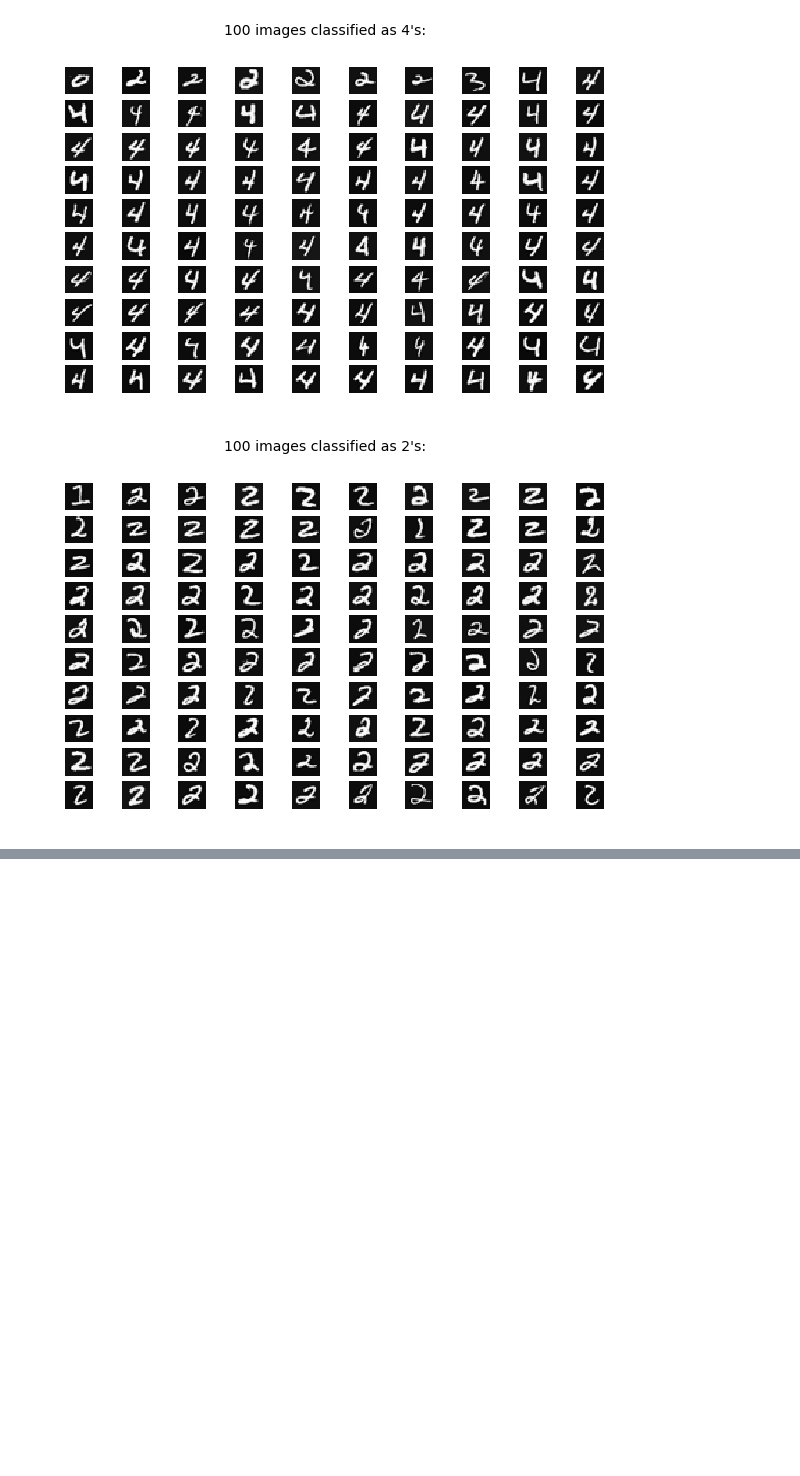
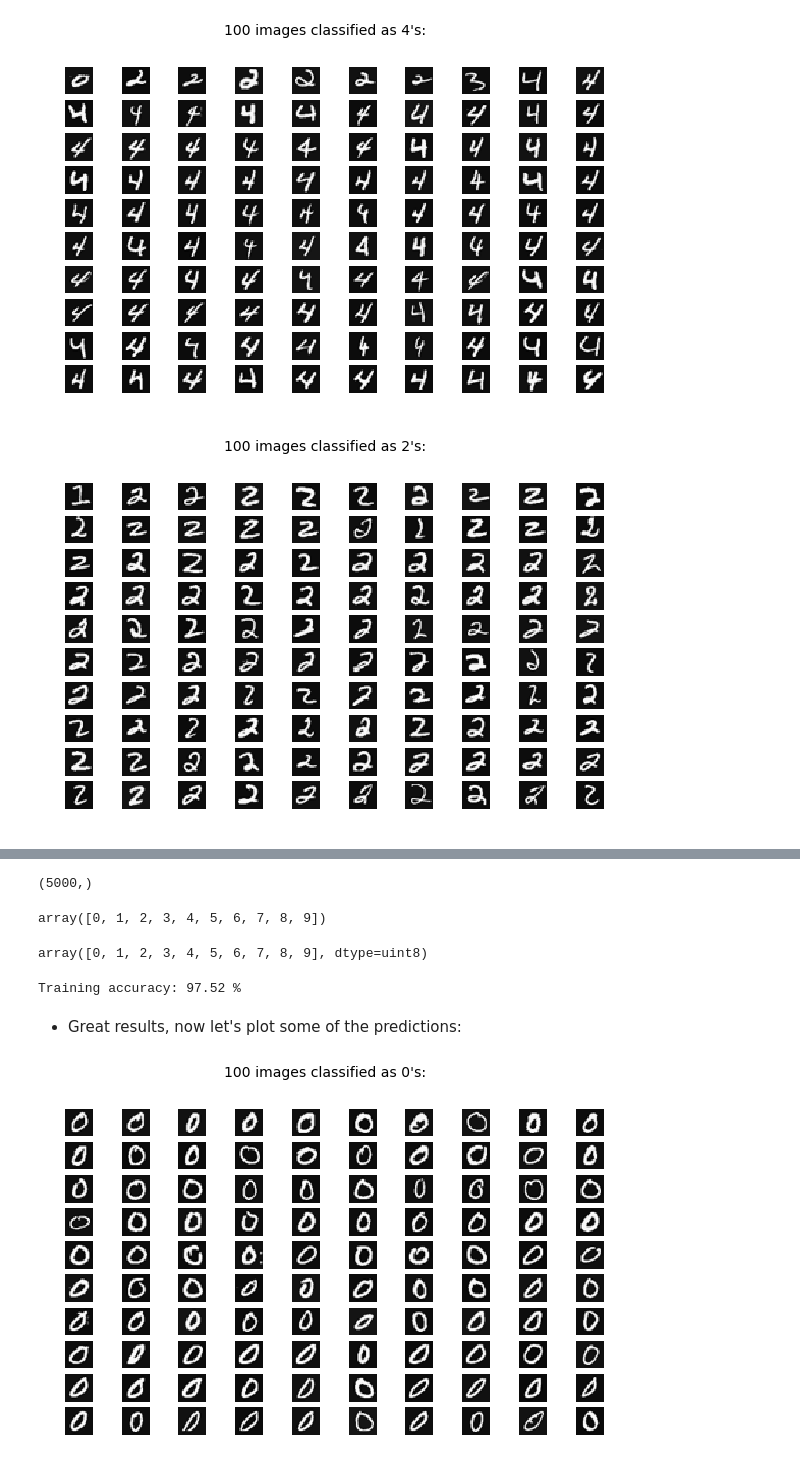
Before and after one commit to les67/MachineLearning_CourseraNg, a Jupyter notebook: ex3/ex3.ipynb, the cells around one changed output, grey strips where cells are left out. Drawn from its saved outputs; the diff is of its cells as text; code cells hidden in the pictures; blank space fills up the shorter version.

Commit message:
finished section 2 on neural network forward propagation

```diff
--- a/ex3/ex3.ipynb
+++ b/ex3/ex3.ipynb
@@ -303,7 +305,6 @@ Training accuracy: 89.3 %
 # %%
-# Curious to see what it predicted as what
 # Let's at some of the images it found to be 4's
-predicton_label4_ind = np.argwhere(label==4).flatten() # there are 519 samples
+predicton_label4_ind = np.argwhere(prediction_label==4).flatten() # there are 519 samples
 predicton_label4_ind = predicton_label4_ind[0:100] # Let's take the first hundred so we can use a 10 by 10 figure
 
 # Save 100 random samples (reshaped into 20 by 20) in array
@@ -324,7 +325,7 @@ plt.show()
 [figure]
 # %%
 # How about 2's?
-predicton_label2_ind = np.argwhere(label==2).flatten() # there are 519 samples
+predicton_label2_ind = np.argwhere(prediction_label==2).flatten() # there are 519 samples
 predicton_label2_ind = predicton_label2_ind[0:100] # Let's take the first hundred so we can use a 10 by 10 figure
 
 # Save 100 random samples (reshaped into 20 by 20) in array
@@ -347,0 +357,11 @@ plt.show()
+# %%
+# We'll use the same training set as in part 1
+# The Theta matrices 1 and 2 are given in ex3weights.mat
+
+data2 = loadmat('ex3weights.mat')
+
+theta1, theta2 = data2['Theta1'], data2['Theta2']
+
+# Check shapes
+print('theta1 shape is: {}'.format(np.shape(theta1)))
+print('theta2 shape is: {}'.format(np.shape(theta2)))
@@ -347,0 +408,42 @@ plt.show()
+# %%
+prediction_label = predict(theta1,theta2,X)
+prediction_label.shape
+# %% [output]
+(5000,)
+# %%
+np.unique(prediction_label)
+# %% [output]
+array([0, 1, 2, 3, 4, 5, 6, 7, 8, 9])
+# %%
+np.unique(y)
+# %% [output]
+array([0, 1, 2, 3, 4, 5, 6, 7, 8, 9], dtype=uint8)
+# %%
+# Use the accuracy function from section 1 to see how good the NN is
+# Can do a direct comparison since we already replaced the 10's in y to 0's
+print('Training accuracy: {:0.2f} %'.format(accuracy(prediction_label,y)*100))
+# %% [output]
+Training accuracy: 97.52 %
+# %% [markdown]
+- Great results, now let's plot some of the predictions:
+# %%
+# Let's at some of the images it found to be 0's
+predicton_label0_ind = np.argwhere(prediction_label==0).flatten() # there are 519 samples
+predicton_label0_ind = predicton_label0_ind[0:100] # Let's take the first hundred so we can use a 10 by 10 figure
+
+# Save 100 random samples (reshaped into 20 by 20) in array
+# Ignore the first column (bias) in design matrix for plotting
+predicton_label0_arr = np.array([np.flipud(np.reshape(X[ii_ind,1:],(20,20))) for ii_ind in predicton_label0_ind])
+
+# Plot all images as subplots of one figure
+plt.figure()
+for ii_idx,ii_sample in enumerate(predicton_label0_arr):
+    ii_image = toimage(ii_sample)
+    ii_image = ii_image.rotate(270)
+    plt.subplot(10,10,ii_idx+1)
+    plt.imshow(ii_image,cmap='Greys_r')
+    plt.axis('off')
+plt.suptitle("100 images classified as 0's:",fontsize=14)
+plt.show()
+# %% [output]
+[figure, added]
```
Also changed, not shown: parts of 13 cells of this notebook.
